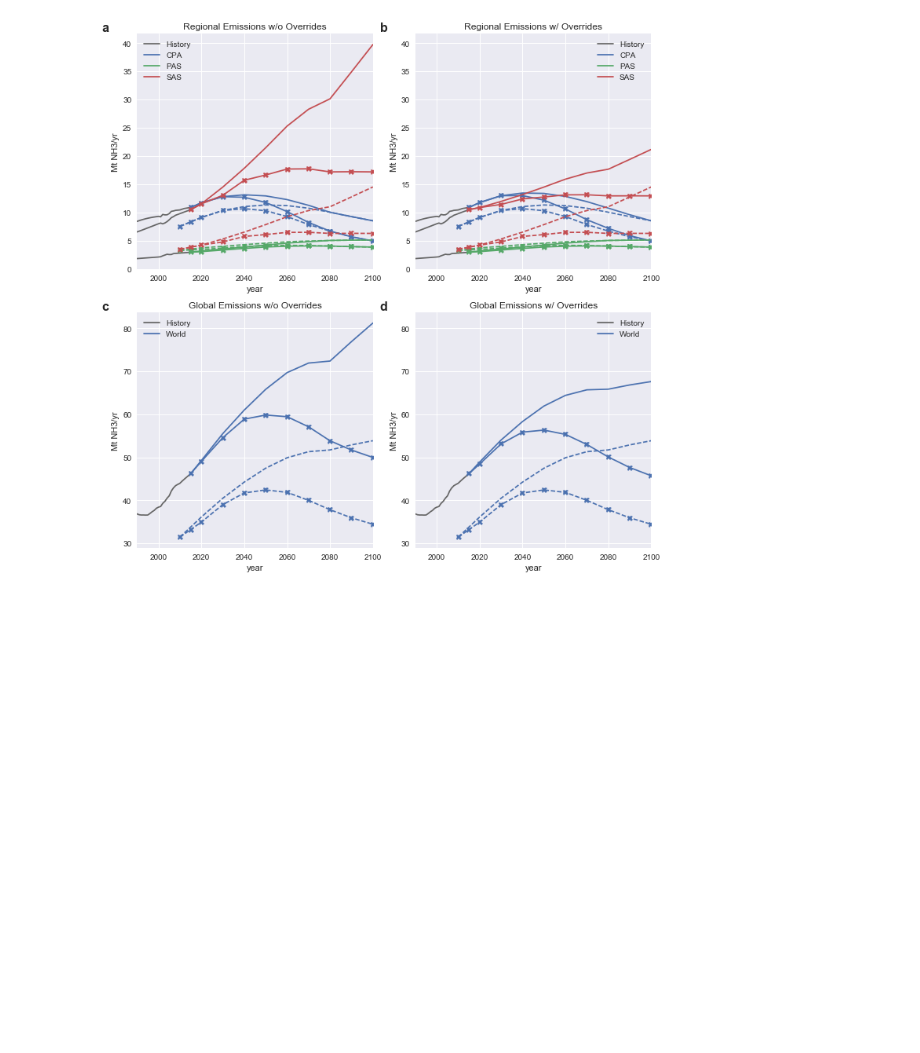
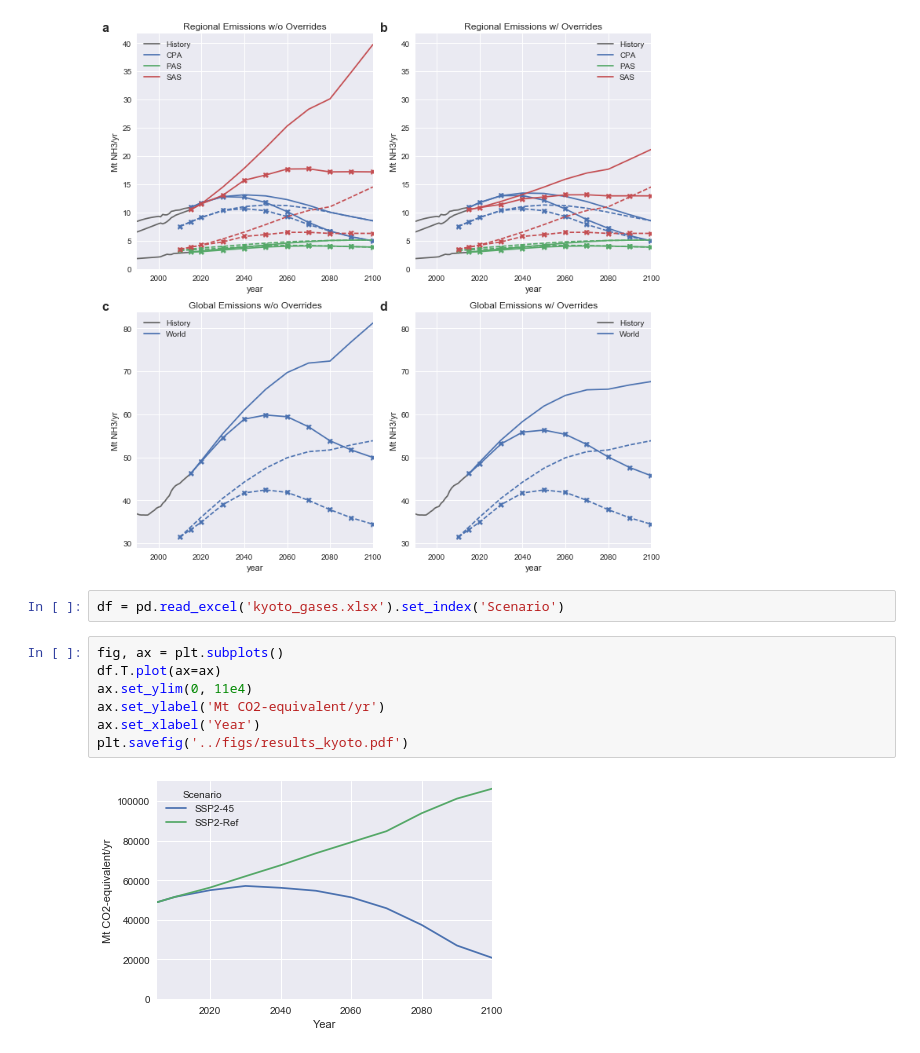
Before and after one commit to gidden/harmonization-methods-paper, a Jupyter notebook: analysis/results.ipynb, the cells around one changed output. Saved outputs shown, nothing was run; the diff lists cells and outputs as text; blank space fills up the shorter version.

Commit message:
adding kyoto gas figure

```diff
--- a/analysis/results.ipynb
+++ b/analysis/results.ipynb
@@ -77,3 +77,14 @@ sector='Agriculture'
 results_plot(x, y, gas, sector, regions=['CPA', 'SAS', 'PAS'])
 # %% [output]
 [figure]
+# %%
+df = pd.read_excel('kyoto_gases.xlsx').set_index('Scenario')
+# %%
+fig, ax = plt.subplots()
+df.T.plot(ax=ax)
+ax.set_ylim(0, 11e4)
+ax.set_ylabel('Mt CO2-equivalent/yr')
+ax.set_xlabel('Year')
+plt.savefig('../figs/results_kyoto.pdf')
+# %% [output]
+[figure, added]
```
Also changed, not shown: 3 other files.
